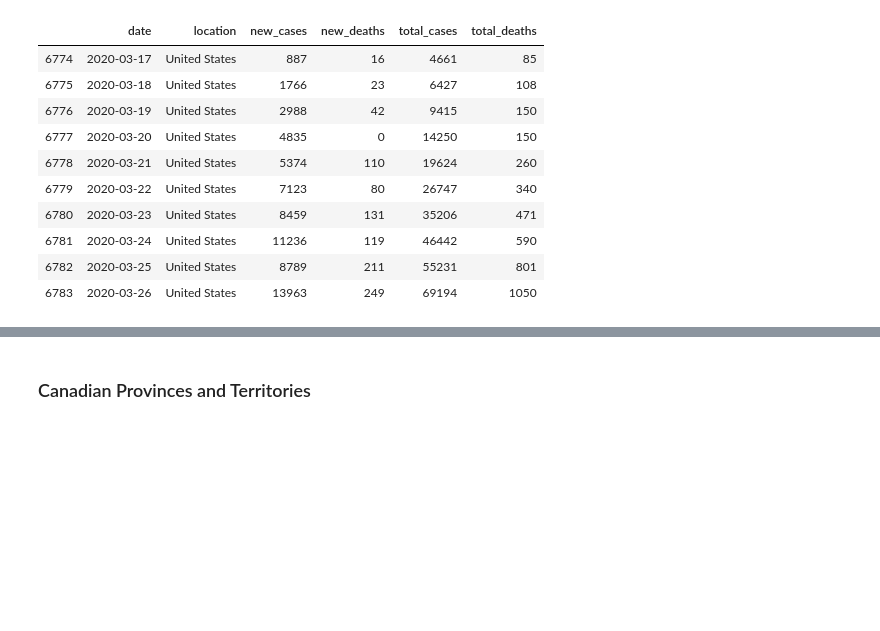
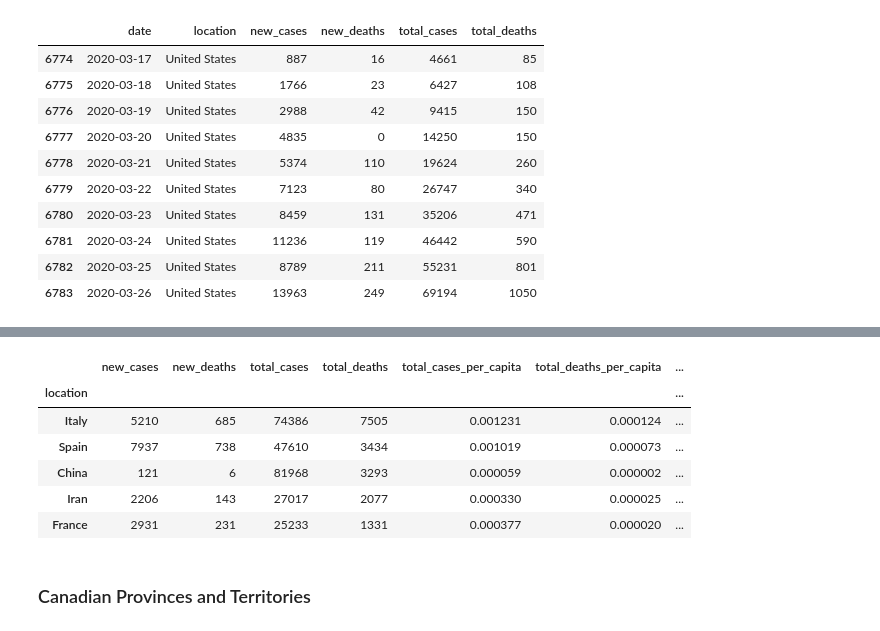
Before and after one commit to ambreen2006/Covid-19-Analysis, a Jupyter notebook: Covid-19-per-capita.ipynb, the cells around one changed output, grey strips where cells are left out. Drawn from its saved outputs; the diff is of its cells as text; code cells hidden in the pictures; blank space fills up the shorter version.

```diff
--- a/Covid-19-per-capita.ipynb
+++ b/Covid-19-per-capita.ipynb
@@ -343,3 +372,13 @@ new_cases_selected_country.tail(n = 10)
+# %%
+highest_deaths
+# %% [output]
+|  | new_cases | new_deaths | total_cases | total_deaths | total_cases_per_capita | total_deaths_per_capita | ... |
+| location |  |  |  |  |  |  | ... |
+| Italy | 5210 | 685 | 74386 | 7505 | 0.001231 | 0.000124 | ... |
+| Spain | 7937 | 738 | 47610 | 3434 | 0.001019 | 0.000073 | ... |
+| China | 121 | 6 | 81968 | 3293 | 0.000059 | 0.000002 | ... |
+| Iran | 2206 | 143 | 27017 | 2077 | 0.000330 | 0.000025 | ... |
+| France | 2931 | 231 | 25233 | 1331 | 0.000377 | 0.000020 | ... |
 # %% [markdown]
 ### Canadian Provinces and Territories
 # %%
```
Also changed, not shown: parts of 10 cells of this notebook.
